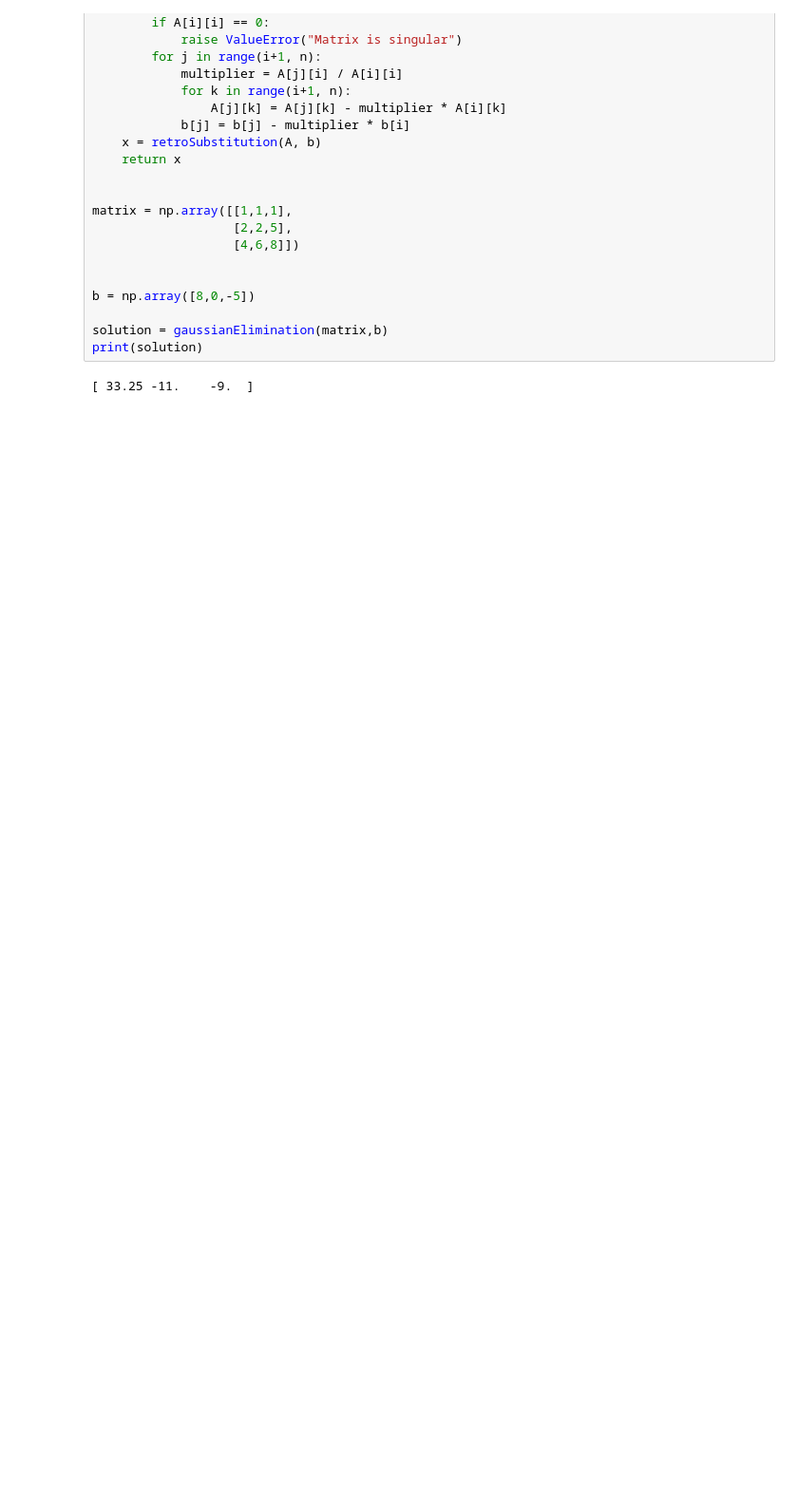
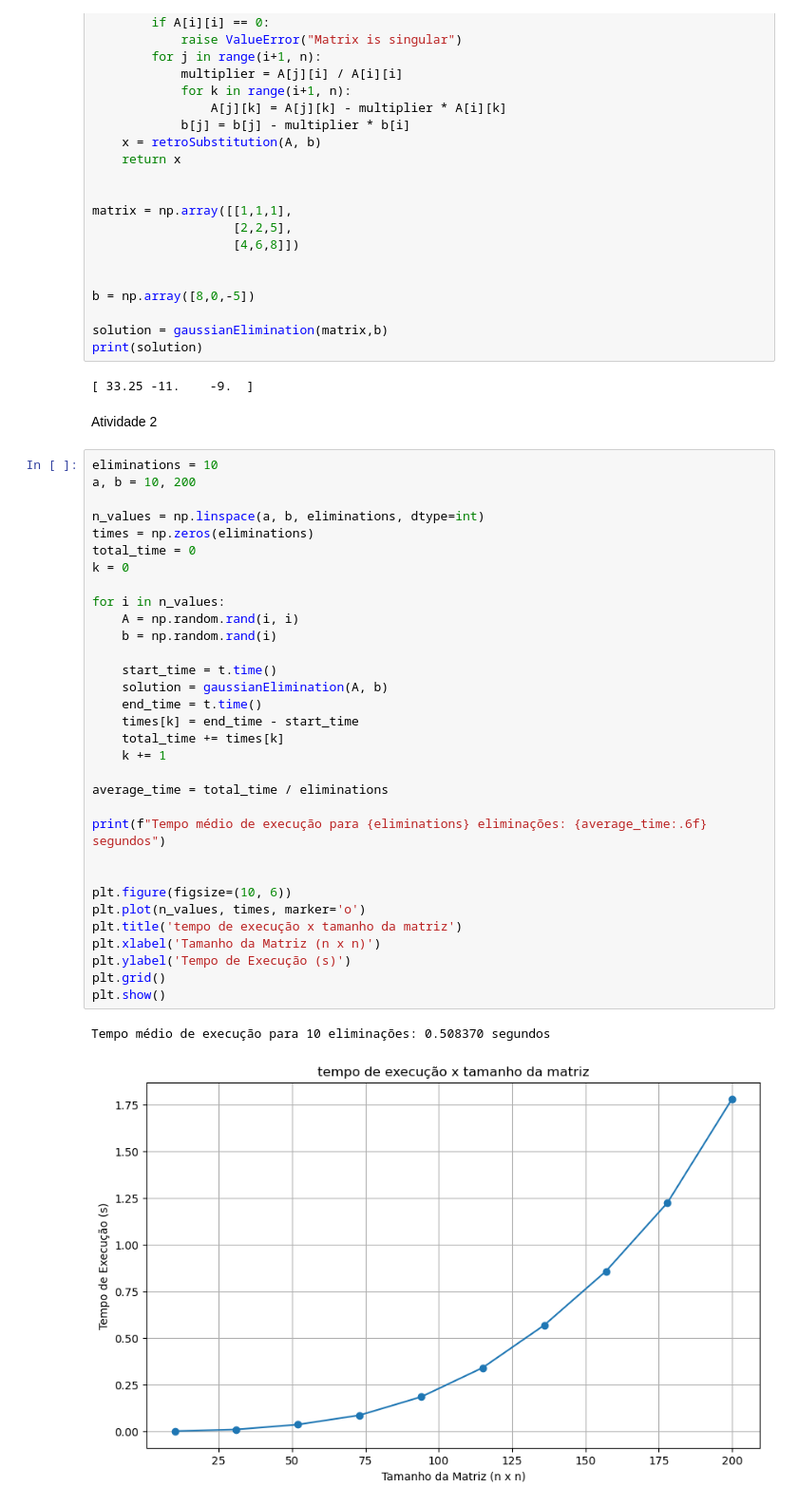
Before and after one commit to pedronalon/Trabalho03_Calculo_Numerico, a Jupyter notebook: Trabalho03.ipynb, the cells around one changed output. Shown at 95% size. Cells and saved outputs as stored; diff of their text form; blank space fills up the shorter version.

Commit message:
implementação da avaliação de tempo da eliminação gaussiana

```diff
--- a/Trabalho03.ipynb
+++ b/Trabalho03.ipynb
@@ -55,3 +57,40 @@ solution = gaussianElimination(matrix,b)
 print(solution)
 # %% [output]
 [ 33.25 -11.    -9.  ]
+# %% [markdown]
+Atividade 2
+# %%
+eliminations = 10
+a, b = 10, 200
+
+n_values = np.linspace(a, b, eliminations, dtype=int)
+times = np.zeros(eliminations)
+total_time = 0
+k = 0
+
+for i in n_values:
+    A = np.random.rand(i, i)
+    b = np.random.rand(i)
+
+    start_time = t.time()
+    solution = gaussianElimination(A, b)
+    end_time = t.time()
+    times[k] = end_time - start_time
+    total_time += times[k]
+    k += 1
+
+average_time = total_time / eliminations
+
+print(f"Tempo médio de execução para {eliminations} eliminações: {average_time:.6f} segundos")
+
+
+plt.figure(figsize=(10, 6))
+plt.plot(n_values, times, marker='o')
+plt.title('tempo de execução x tamanho da matriz')
+plt.xlabel('Tamanho da Matriz (n x n)')
+plt.ylabel('Tempo de Execução (s)')
+plt.grid()
+plt.show()
+# %% [output]
+Tempo médio de execução para 10 eliminações: 0.508370 segundos
+[figure, added]
```
Also changed, not shown: parts of 1 cell of this notebook.
